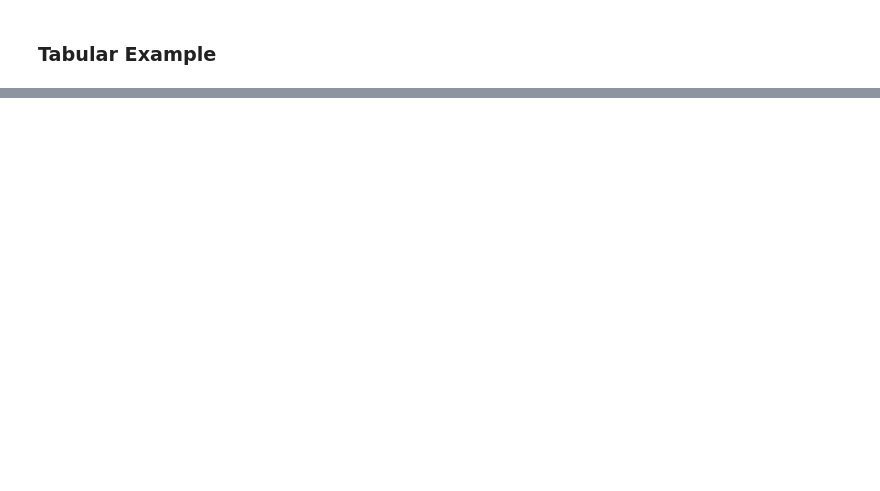
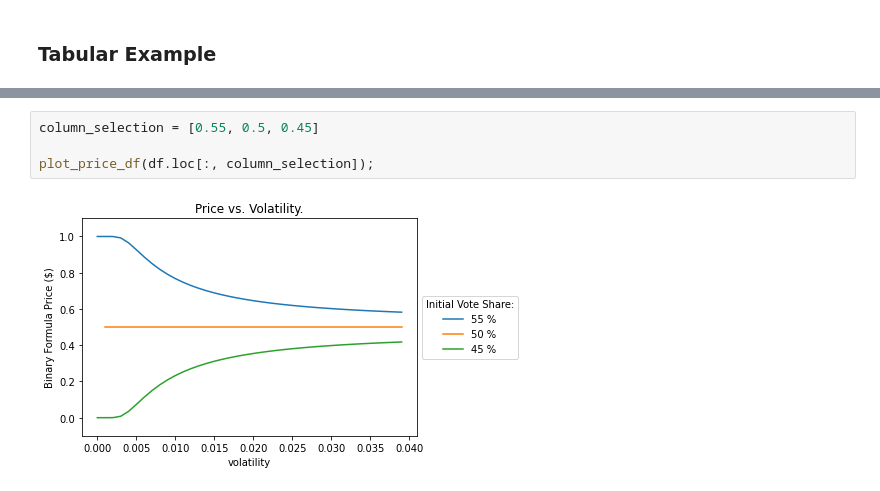
Before and after one commit to FergM/fattails, a Jupyter notebook: notebooks/NB38 - Election Predictions.ipynb, the cells around one changed output, grey strips where cells are left out. Drawn from its saved outputs; the diff is of its cells as text; blank space fills up the shorter version.

```diff
--- a/notebooks/NB38 - Election Predictions.ipynb
+++ b/notebooks/NB38 - Election Predictions.ipynb
@@ -187,0 +197,6 @@ ax.legend(title='Initial Value: Y0');
+# %%
+column_selection = [0.55, 0.5, 0.45]
+
+plot_price_df(df.loc[:, column_selection]);
+# %% [output]
+[figure, added]
```
Also changed, not shown: parts of 19 cells of this notebook.
